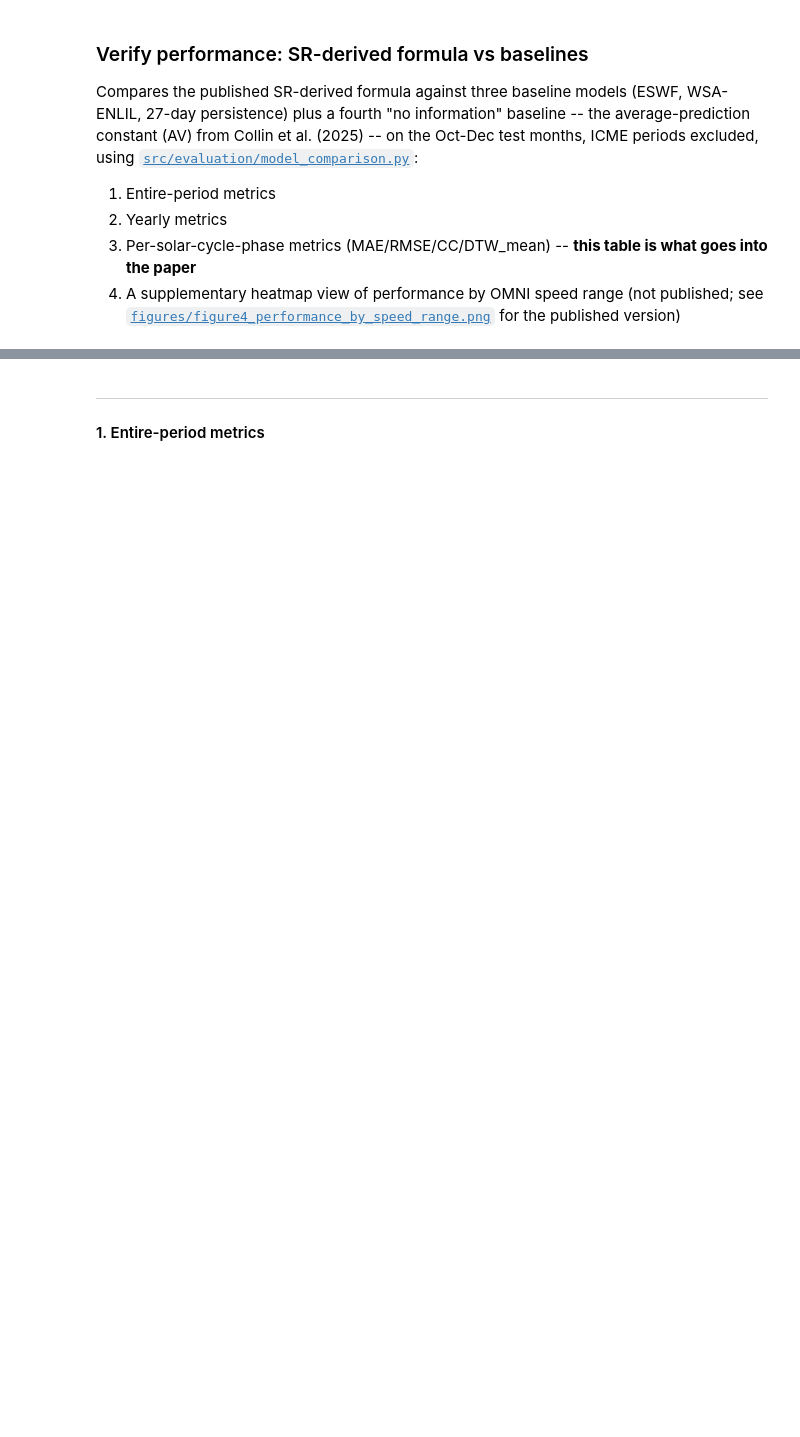
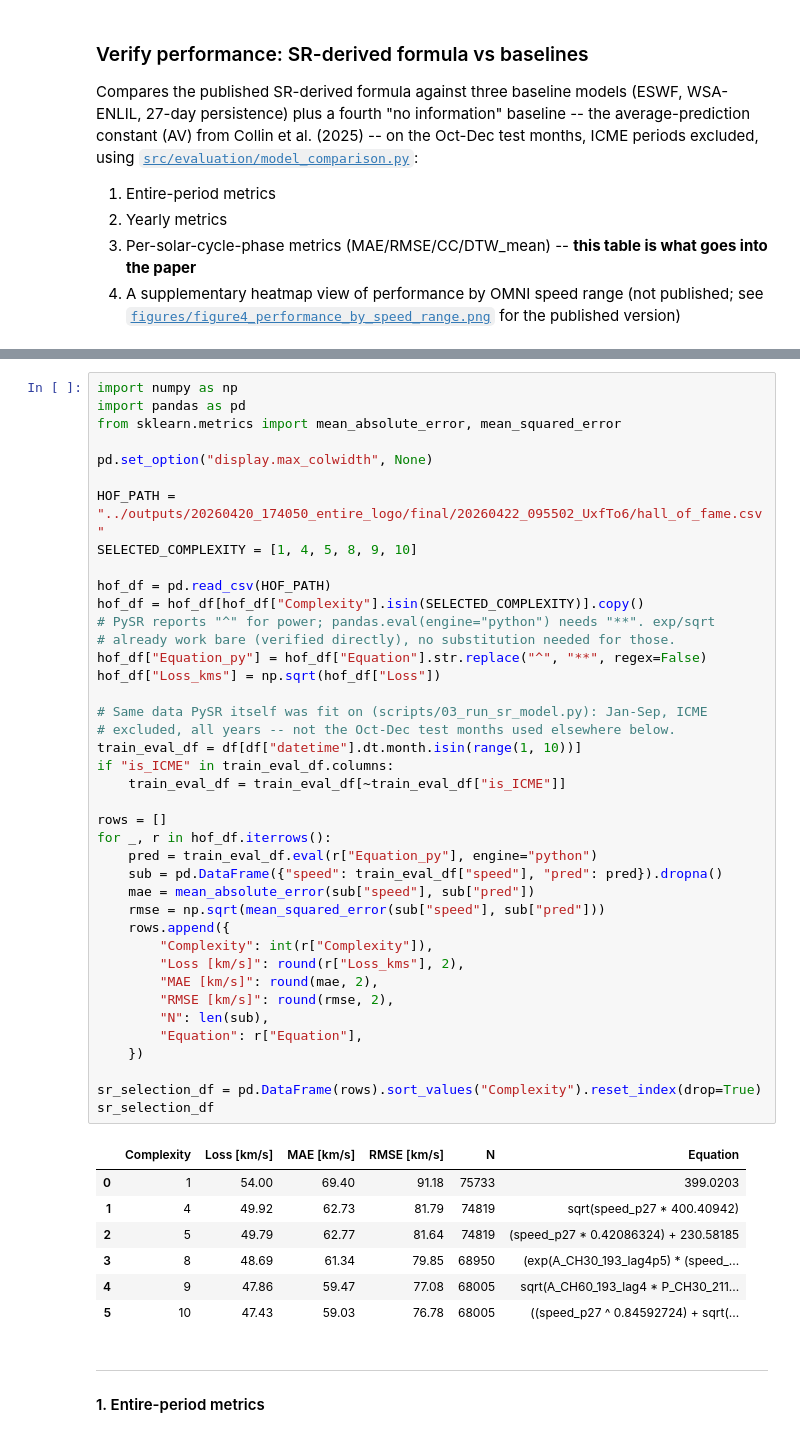
Before and after one commit to coffee77iruk/SR_SWspeed, a Jupyter notebook: notebooks/05_verify_performance.ipynb, the cells around one changed output, grey strips where cells are left out. Cells and saved outputs as stored; diff of their text form; blank space fills up the shorter version.

```diff
--- a/notebooks/05_verify_performance.ipynb
+++ b/notebooks/05_verify_performance.ipynb
@@ -25,3 +40,51 @@ Some characters could not be decoded, and were replaced with REPLACEMENT CHARACT
+# %%
+import numpy as np
+import pandas as pd
+from sklearn.metrics import mean_absolute_error, mean_squared_error
+
+pd.set_option("display.max_colwidth", None)
+
+HOF_PATH = "../outputs/20260420_174050_entire_logo/final/20260422_095502_UxfTo6/hall_of_fame.csv"
+SELECTED_COMPLEXITY = [1, 4, 5, 8, 9, 10]
+
+hof_df = pd.read_csv(HOF_PATH)
+hof_df = hof_df[hof_df["Complexity"].isin(SELECTED_COMPLEXITY)].copy()
+# PySR reports "^" for power; pandas.eval(engine="python") needs "**". exp/sqrt
+# already work bare (verified directly), no substitution needed for those.
+hof_df["Equation_py"] = hof_df["Equation"].str.replace("^", "**", regex=False)
+hof_df["Loss_kms"] = np.sqrt(hof_df["Loss"])
+
+# Same data PySR itself was fit on (scripts/03_run_sr_model.py): Jan-Sep, ICME
+# excluded, all years -- not the Oct-Dec test months used elsewhere below.
+train_eval_df = df[df["datetime"].dt.month.isin(range(1, 10))]
+if "is_ICME" in train_eval_df.columns:
+    train_eval_df = train_eval_df[~train_eval_df["is_ICME"]]
+
+rows = []
+for _, r in hof_df.iterrows():
+    pred = train_eval_df.eval(r["Equation_py"], engine="python")
+    sub = pd.DataFrame({"speed": train_eval_df["speed"], "pred": pred}).dropna()
+    mae = mean_absolute_error(sub["speed"], sub["pred"])
+    rmse = np.sqrt(mean_squared_error(sub["speed"], sub["pred"]))
+    rows.append({
+        "Complexity": int(r["Complexity"]),
+        "Loss [km/s]": round(r["Loss_kms"], 2),
+        "MAE [km/s]": round(mae, 2),
+        "RMSE [km/s]": round(rmse, 2),
+        "N": len(sub),
+        "Equation": r["Equation"],
+    })
+
+sr_selection_df = pd.DataFrame(rows).sort_values("Complexity").reset_index(drop=True)
+sr_selection_df
+# %% [output]
+|  | Complexity | Loss [km/s] | MAE [km/s] | RMSE [km/s] | N | Equation |
+| 0 | 1 | 54.00 | 69.40 | 91.18 | 75733 | 399.0203 |
+| 1 | 4 | 49.92 | 62.73 | 81.79 | 74819 | sqrt(speed_p27 * 400.40942) |
+| 2 | 5 | 49.79 | 62.77 | 81.64 | 74819 | (speed_p27 * 0.42086324) + 230.58185 |
+| 3 | 8 | 48.69 | 61.34 | 79.85 | 68950 | (exp(A_CH30_193_lag4p5) * (speed_... |
+| 4 | 9 | 47.86 | 59.47 | 77.08 | 68005 | sqrt(A_CH60_193_lag4 * P_CH30_211... |
+| 5 | 10 | 47.43 | 59.03 | 76.78 | 68005 | ((speed_p27 ^ 0.84592724) + sqrt(... |
 # %% [markdown]
 ---
 
```
Also changed, not shown: parts of 5 cells of this notebook, 2 other files.
